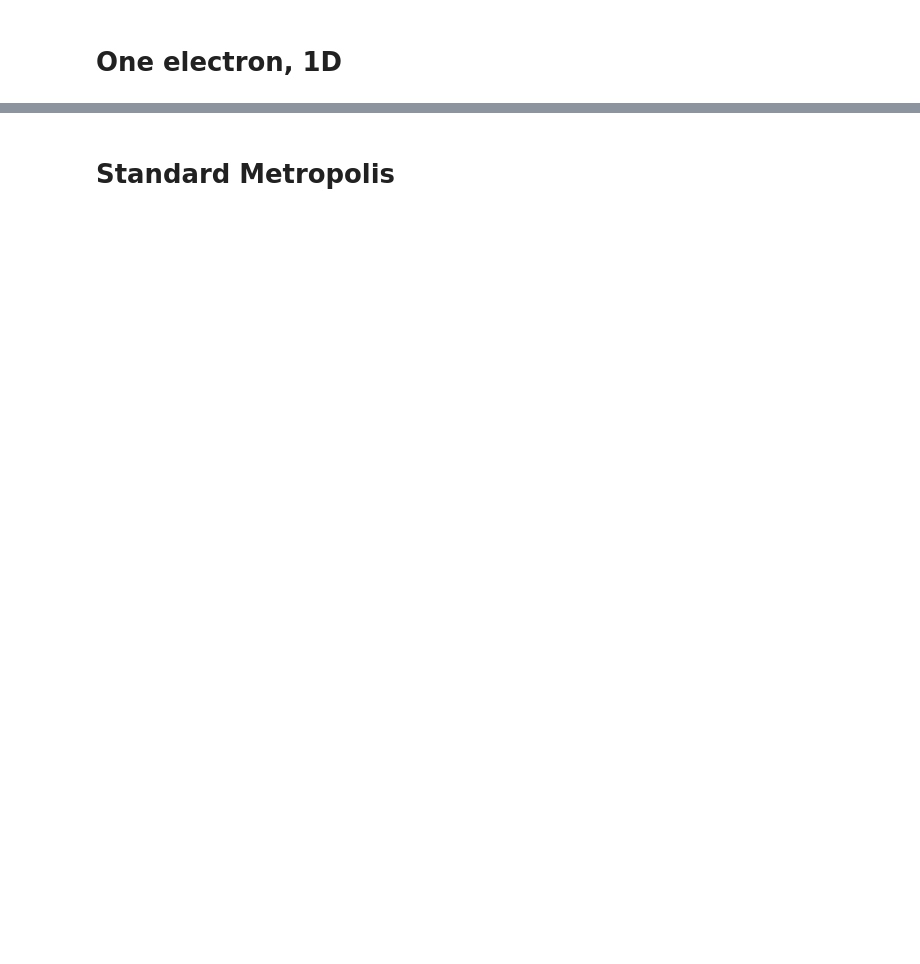
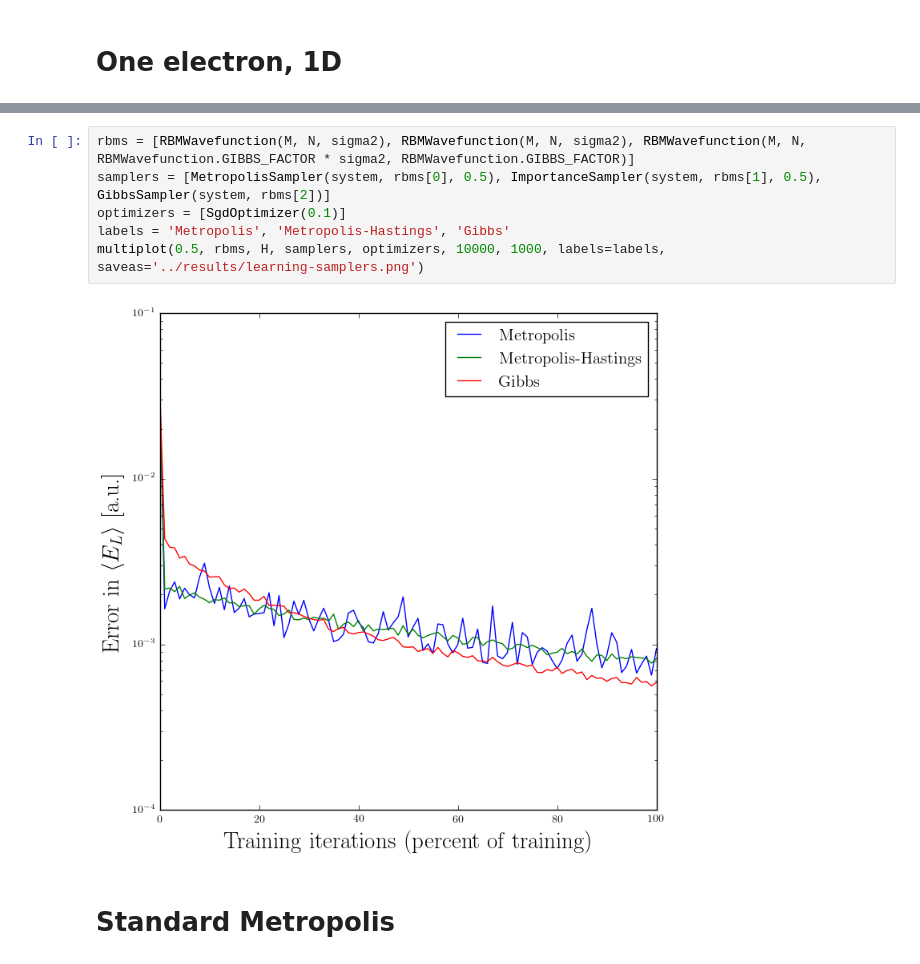
Before and after one commit to bsamseth/qflow, a Jupyter notebook: projects/python/RBM.ipynb, the cells around one changed output, grey strips where cells are left out. Cells and saved outputs as stored; diff of their text form; blank space fills up the shorter version.

```diff
--- a/projects/python/RBM.ipynb
+++ b/projects/python/RBM.ipynb
@@ -58,3 +124,11 @@ H = RBMHarmonicOscillatorHamiltonian()
+# %%
+rbms = [RBMWavefunction(M, N, sigma2), RBMWavefunction(M, N, sigma2), RBMWavefunction(M, N, RBMWavefunction.GIBBS_FACTOR * sigma2, RBMWavefunction.GIBBS_FACTOR)]
+samplers = [MetropolisSampler(system, rbms[0], 0.5), ImportanceSampler(system, rbms[1], 0.5), GibbsSampler(system, rbms[2])]
+optimizers = [SgdOptimizer(0.1)]
+labels = 'Metropolis', 'Metropolis-Hastings', 'Gibbs'
+multiplot(0.5, rbms, H, samplers, optimizers, 10000, 1000, labels=labels, saveas='../results/learning-samplers.png')
+# %% [output]
+[figure, added]
 # %% [markdown]
 # Standard Metropolis
 # %%
```
Also changed, not shown: parts of 26 cells of this notebook, 1 other file.
